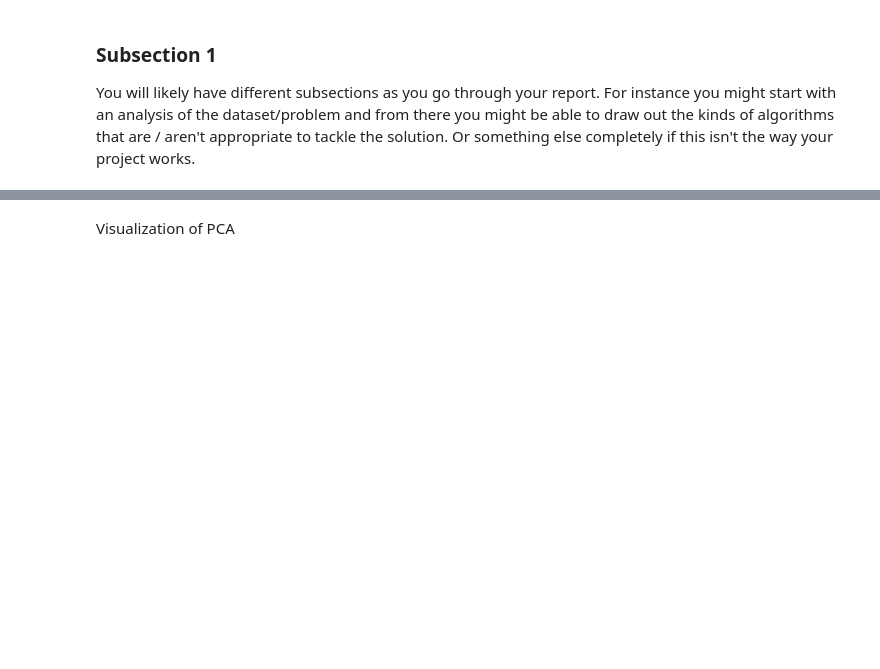
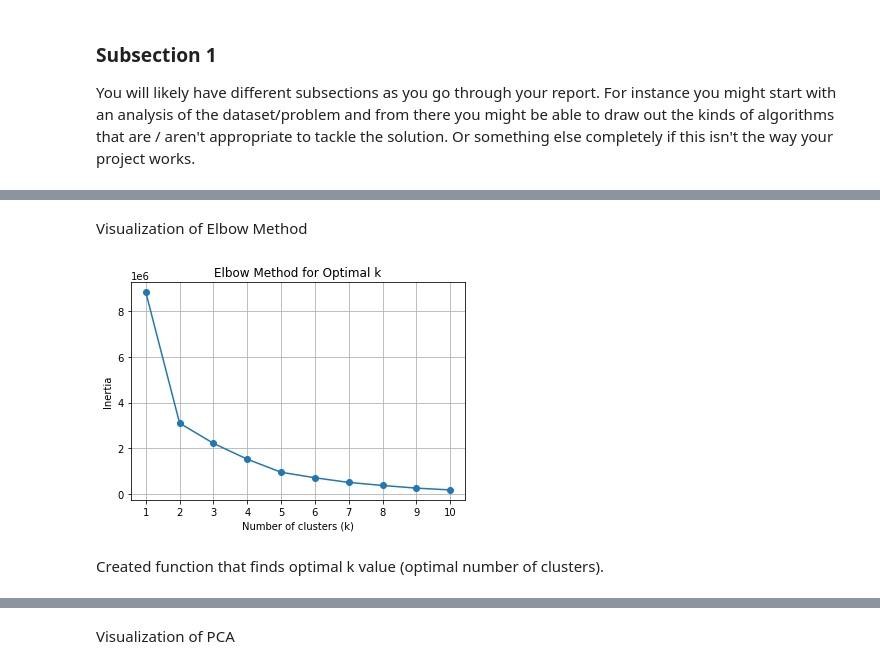
Before and after one commit to griffin-barros-king/COGS_118B_GROUP_PROJECT, a Jupyter notebook: FinalProject_groupXXX .ipynb, the cells around one changed output, grey strips where cells are left out. Cells and saved outputs as stored; diff of their text form; code cells hidden in the pictures; blank space fills up the shorter version.

```diff
--- a/FinalProject_groupXXX .ipynb
+++ b/FinalProject_groupXXX .ipynb
@@ -240,0 +264,15 @@ KMeans(n_clusters=3)
+# %% [markdown]
+Visualization of Elbow Method
+# %%
+# Plot inertia values
+plt.plot(k_values, inertia_values, marker='o')
+plt.xlabel('Number of clusters (k)')
+plt.ylabel('Inertia')
+plt.title('Elbow Method for Optimal k')
+plt.xticks(k_values)
+plt.grid(True)
+plt.show()
+# %% [output]
+[figure, added]
+# %% [markdown]
+Created function that finds optimal k value (optimal number of clusters).
```
Also changed, not shown: parts of 16 cells of this notebook.
